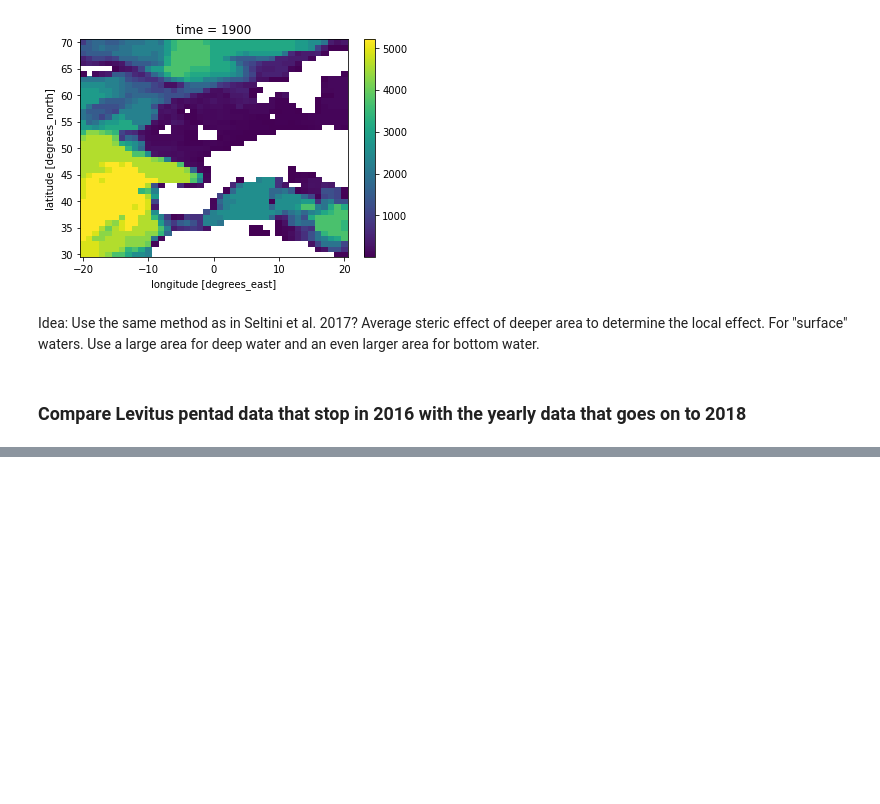
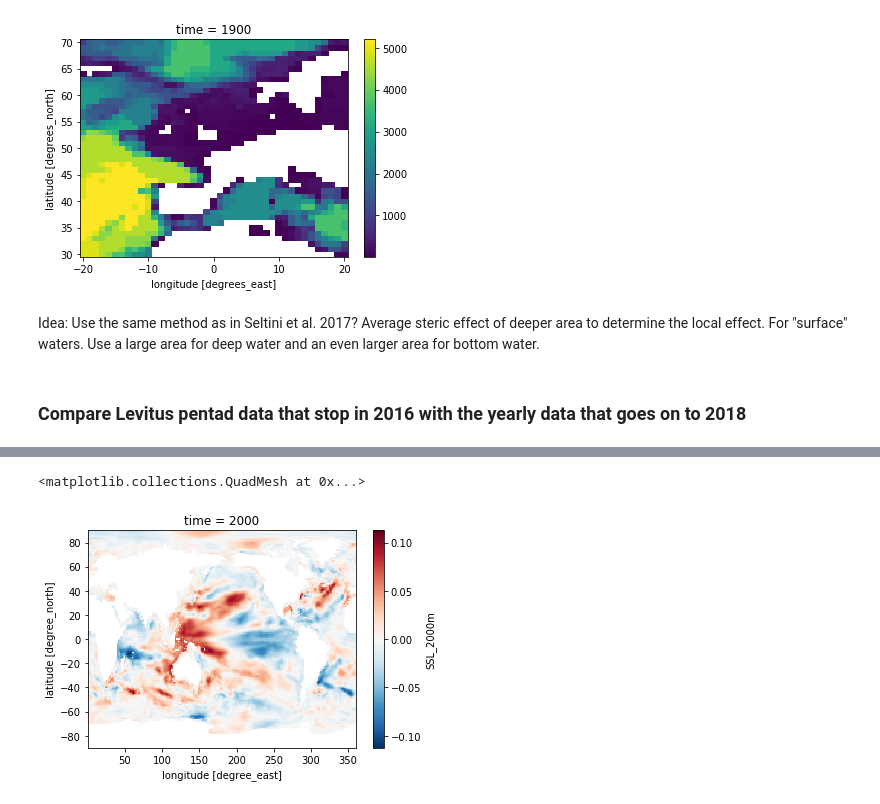
Before and after one commit to Jacobiaan/SLBudget, a Jupyter notebook: notebooks/Steric.ipynb, the cells around one changed output, grey strips where cells are left out. Cells and saved outputs as stored; diff of their text form; code cells hidden in the pictures; blank space fills up the shorter version.

```diff
--- a/notebooks/Steric.ipynb
+++ b/notebooks/Steric.ipynb
@@ -18,8 +18,9 @@ importlib.reload(slc)
 # %% [output]
 <module 'SeaLevelContrib' from '../code/SeaLevelContrib.py'>
 # %%
-data_path = '../data/DataDensity/'
+data_path = '../data/DataSteric/'
 data_EN4 = data_path + 'density_teos10_EN421f_analysis_g10/'
+data_IAP = data_path + 'DataStericIAP/'
 # %%
 def pearson_r_3D(ts,slab,anom=True):
     """
@@ -266,0 +265,5 @@ Lev_ds_ext
+# %%
+IAP_ds.SSL_2000m.sel(time=2000).plot()
+# %% [output]
+<matplotlib.collections.QuadMesh at 0x...>
+[figure, added]
```
Also changed, not shown: parts of 6 cells of this notebook, 2 other files.
